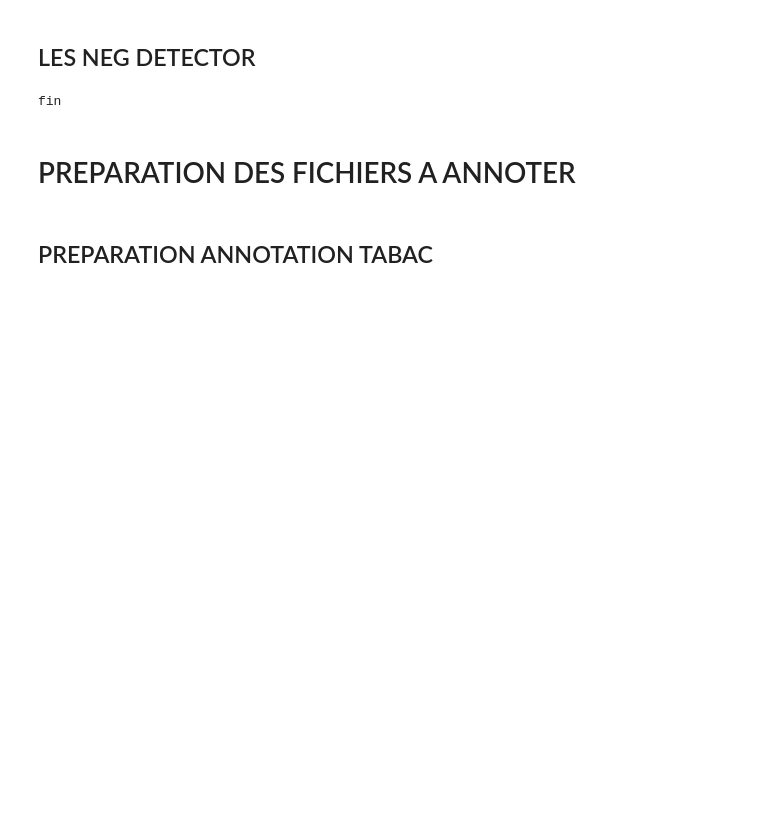
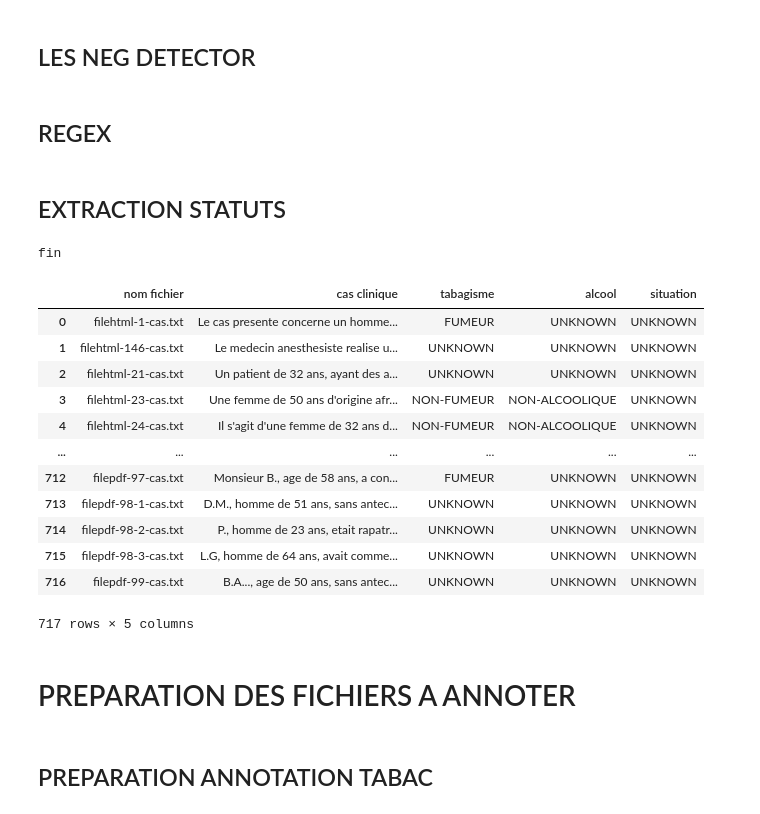
Before and after one commit to MaisenH/Extraction_medkit, a Jupyter notebook: extraction_statuts_v3.ipynb, the cells around one changed output. Cells and saved outputs as stored; diff of their text form; code cells hidden in the pictures; blank space fills up the shorter version.

Commit message:
ajout extraction tous statuts à la suite

```diff
--- a/extraction_statuts_v3.ipynb
+++ b/extraction_statuts_v3.ipynb
@@ -241,12 +176,9 @@ def neg_detector_tabac():
 
     NegationDetectorRule(regexp=r"\bne\s*(semble|consomme|prend|fume)\s*pas"),
     NegationDetectorRule(regexp=r"jamais"),
-    NegationDetectorRule(regexp=r"arret"),
-    NegationDetectorRule(regexp=r"ancien"),
     NegationDetectorRule(regexp=r"\bni\b"),
     NegationDetectorRule(regexp=r"\bnon\s+\b"),
     NegationDetectorRule(regexp=r"Tabac\s*[=:]?\s*0"),
-    NegationDetectorRule(regexp=r"sevr(e|é)?",unicode_sensitive=True),
     NegationDetectorRule(regexp=r"(pas|ni|ou)\s+de\s+(consommation\s+de\s+)?taba"),
     NegationDetectorRule(regexp=r"pas\s+d\'intoxication\s+tabagi"),
     NegationDetectorRule(regexp=r"0 tabac"),
@@ -267,7 +199,6 @@ def neg_detector_alcool():
         NegationDetectorRule(regexp=r"\bni\b"),
         NegationDetectorRule(regexp=r"\bpas\b"),
         NegationDetectorRule(regexp=r"\becarte\b"),
-        NegationDetectorRule(regexp=r"\bsevre\b"),
     ]
     neg_detector = NegationDetector(output_label="is_negated", rules=neg_rules)
     return neg_detector
@@ -285,4 +216,35 @@ def neg_detector_situation_familiale():
     ]
     neg_detector = NegationDetector(output_label="is_negated", rules=neg_rules)
     return neg_detector
+# %% [markdown]
+## REGEX
+# %%
+regexp_rules_tabac = [
+    RegexpMatcherRule(regexp=r"\bcigare(tte)?[s]?\b", label="tabagisme", exclusion_regexp ="en bout de cigare"),
+    RegexpMatcherRule(regexp=r"\bfume(e)?\b", label="tabagisme", exclusion_regexp = "residu(s)?/s+de/s+fumee(s)?"),
+    RegexpMatcherRule(regexp=r"\btaba(c|gisme|gique)\b", label="tabagisme"),
+    RegexpMatcherRule(regexp=r"fumeur|fumeuse", label="tabagisme"),
+    RegexpMatcherRule(regexp=r"fumait", label="tabagisme"),
+
+]
+regexp_rules_alcool = [
+    RegexpMatcherRule(regexp=r"\balcool(o)?\b", label="alcool"),
+    RegexpMatcherRule(regexp=r"\bboit\b", label="alcool"),
+    RegexpMatcherRule(regexp=r"\bbuvait\b", label="alcool"),
+    RegexpMatcherRule(regexp=r"\balcoolique\b", label="alcool"),
+    RegexpMatcherRule(regexp=r"\balcoolisme\b", label="alcool"),
+]
+
+regexp_rules_familial = [
+    RegexpMatcherRule(regexp=r"\bmarie[e]?\b", label="situation"),
+    RegexpMatcherRule(regexp=r"\bcelibataire\b", label="situation"),
+    RegexpMatcherRule(regexp=r"\bdivorce[e]?\b", label="situation"),
+    RegexpMatcherRule(regexp=r"\bveuf\b", label="situation"),
+    RegexpMatcherRule(regexp=r"\bveuve\b", label="situation"),
+    RegexpMatcherRule(regexp=r"\bpacse[e][s]?\b", label="situation"),
+    RegexpMatcherRule(regexp=r"\bconcubinage\b", label="situation"),
+    RegexpMatcherRule(regexp=r"\b(vit|habite)\sseul(e)?\b", label="situation"),
+]
+# %% [markdown]
+## EXTRACTION STATUTS
 # %%
@@ -395,8 +335,30 @@ def extraction_finale(clinical_case_repo):
 # %%
-combined_df,docs = extraction_finale("clinical_case2")
+# Listes pour stocker les données
+data_tabac = []
+data_alcool = []
+data_situation = []
+
+
+df,docs = extraction_finale("clinical_case2")
 print("fin")
 # %% [output]
 fin
+# %%
+df
+# %% [output]
+|  | nom fichier | cas clinique | tabagisme | alcool | situation |
+| 0 | filehtml-1-cas.txt | Le cas presente concerne un homme... | FUMEUR | UNKNOWN | UNKNOWN |
+| 1 | filehtml-146-cas.txt | Le medecin anesthesiste realise u... | UNKNOWN | UNKNOWN | UNKNOWN |
+| 2 | filehtml-21-cas.txt | Un patient de 32 ans, ayant des a... | UNKNOWN | UNKNOWN | UNKNOWN |
+| 3 | filehtml-23-cas.txt | Une femme de 50 ans d'origine afr... | NON-FUMEUR | NON-ALCOOLIQUE | UNKNOWN |
+| 4 | filehtml-24-cas.txt | Il s'agit d'une femme de 32 ans d... | NON-FUMEUR | NON-ALCOOLIQUE | UNKNOWN |
+| ... | ... | ... | ... | ... | ... |
+| 712 | filepdf-97-cas.txt | Monsieur B., age de 58 ans, a con... | FUMEUR | UNKNOWN | UNKNOWN |
+| 713 | filepdf-98-1-cas.txt | D.M., homme de 51 ans, sans antec... | UNKNOWN | UNKNOWN | UNKNOWN |
+| 714 | filepdf-98-2-cas.txt | P., homme de 23 ans, etait rapatr... | UNKNOWN | UNKNOWN | UNKNOWN |
+| 715 | filepdf-98-3-cas.txt | L.G, homme de 64 ans, avait comme... | UNKNOWN | UNKNOWN | UNKNOWN |
+| 716 | filepdf-99-cas.txt | B.A..., age de 50 ans, sans antec... | UNKNOWN | UNKNOWN | UNKNOWN |
+717 rows × 5 columns
 # %% [markdown]
 # PREPARATION DES FICHIERS A ANNOTER
 # %% [markdown]
```
Also changed, not shown: parts of 9 cells of this notebook.
